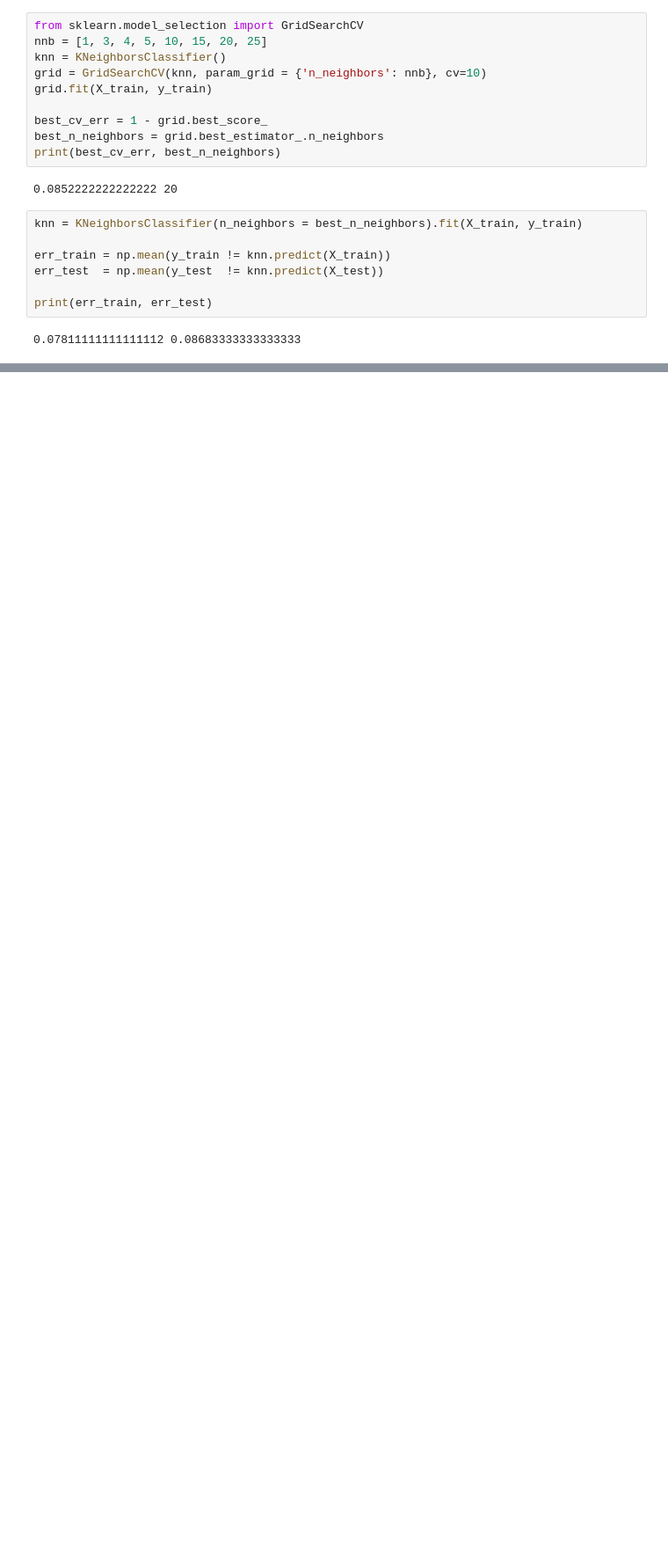
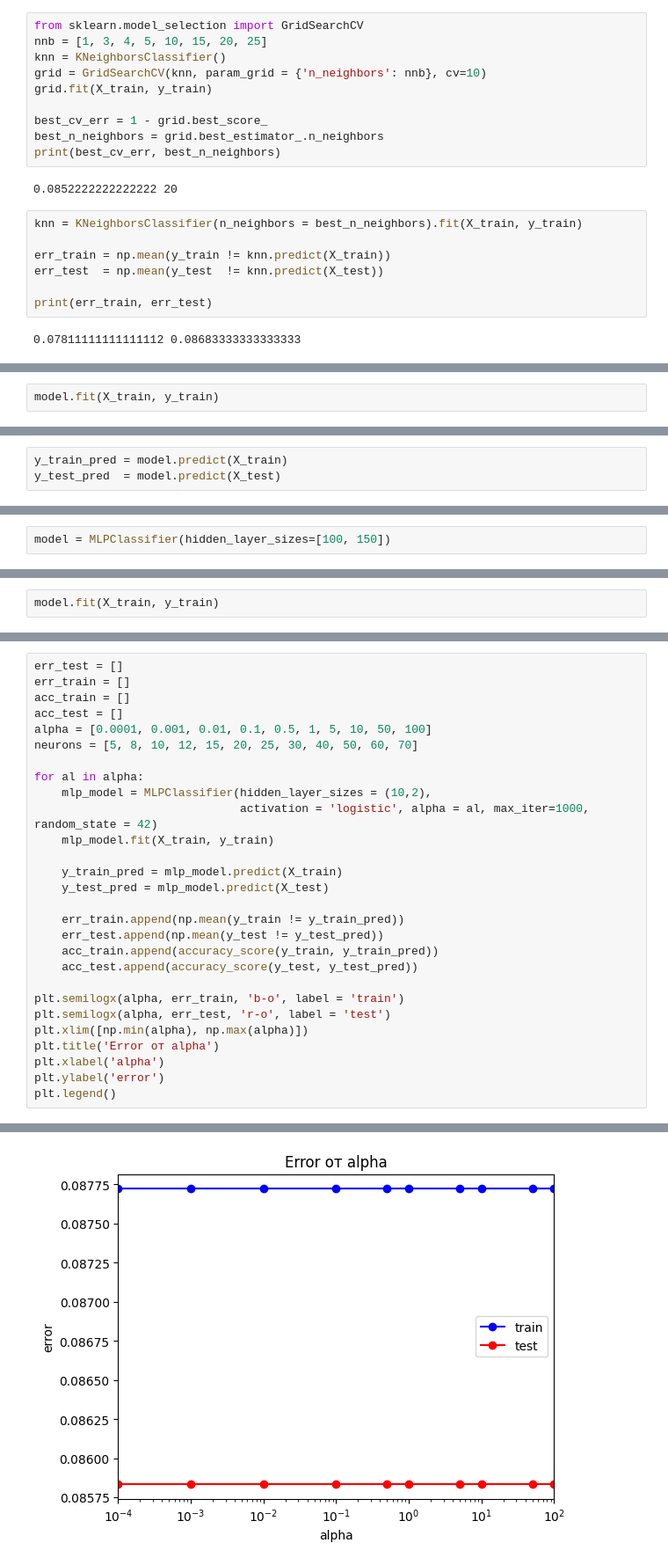
Before and after one commit to diall38/Machine-Learning, a Jupyter notebook: nasa-near-earth-objects.ipynb, the cells around one changed output, grey strips where cells are left out. Shown at 88% size. Cells and saved outputs as stored; diff of their text form; blank space fills up the shorter version.

Commit message:
added logistic regression, RandomForest, fully connected neural network

```diff
--- a/nasa-near-earth-objects.ipynb
+++ b/nasa-near-earth-objects.ipynb
@@ -292,0 +346,2 @@ print(err_train, err_test)
+# %%
+model.fit(X_train, y_train)
@@ -292,0 +350,3 @@ print(err_train, err_test)
+# %%
+y_train_pred = model.predict(X_train)
+y_test_pred  = model.predict(X_test)
@@ -292,0 +402,2 @@ print(err_train, err_test)
+# %%
+model = MLPClassifier(hidden_layer_sizes=[100, 150])
@@ -292,0 +408,2 @@ print(err_train, err_test)
+# %%
+model.fit(X_train, y_train)
@@ -292,0 +422,29 @@ print(err_train, err_test)
+# %%
+err_test = []
+err_train = []
+acc_train = []
+acc_test = []
+alpha = [0.0001, 0.001, 0.01, 0.1, 0.5, 1, 5, 10, 50, 100]
+neurons = [5, 8, 10, 12, 15, 20, 25, 30, 40, 50, 60, 70]
+
+for al in alpha:
+    mlp_model = MLPClassifier(hidden_layer_sizes = (10,2),
+                              activation = 'logistic', alpha = al, max_iter=1000, random_state = 42)
+    mlp_model.fit(X_train, y_train)
+
+    y_train_pred = mlp_model.predict(X_train)
+    y_test_pred = mlp_model.predict(X_test)
+
+    err_train.append(np.mean(y_train != y_train_pred))
+    err_test.append(np.mean(y_test != y_test_pred))
+    acc_train.append(accuracy_score(y_train, y_train_pred))
+    acc_test.append(accuracy_score(y_test, y_test_pred))
+
+plt.semilogx(alpha, err_train, 'b-o', label = 'train')
+plt.semilogx(alpha, err_test, 'r-o', label = 'test')
+plt.xlim([np.min(alpha), np.max(alpha)])
+plt.title('Error от alpha')
+plt.xlabel('alpha')
+plt.ylabel('error')
+plt.legend()
+# %% [output]
@@ -292,0 +452 @@ print(err_train, err_test)
+[figure, added]
```
Also changed, not shown: parts of 36 cells of this notebook.
